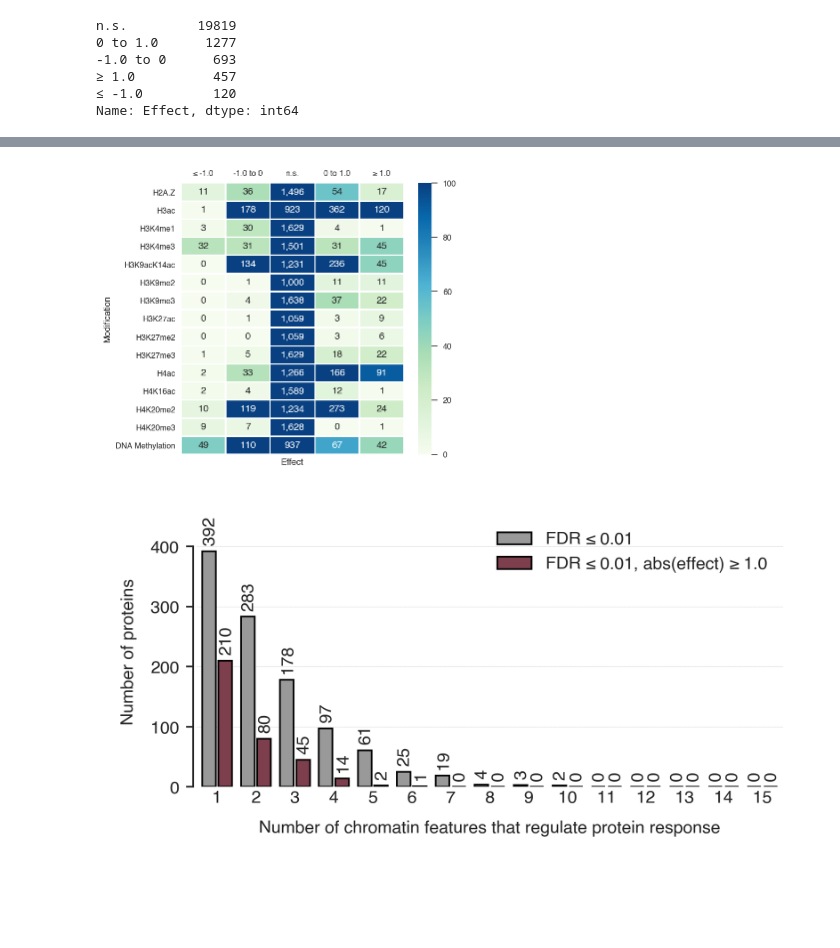
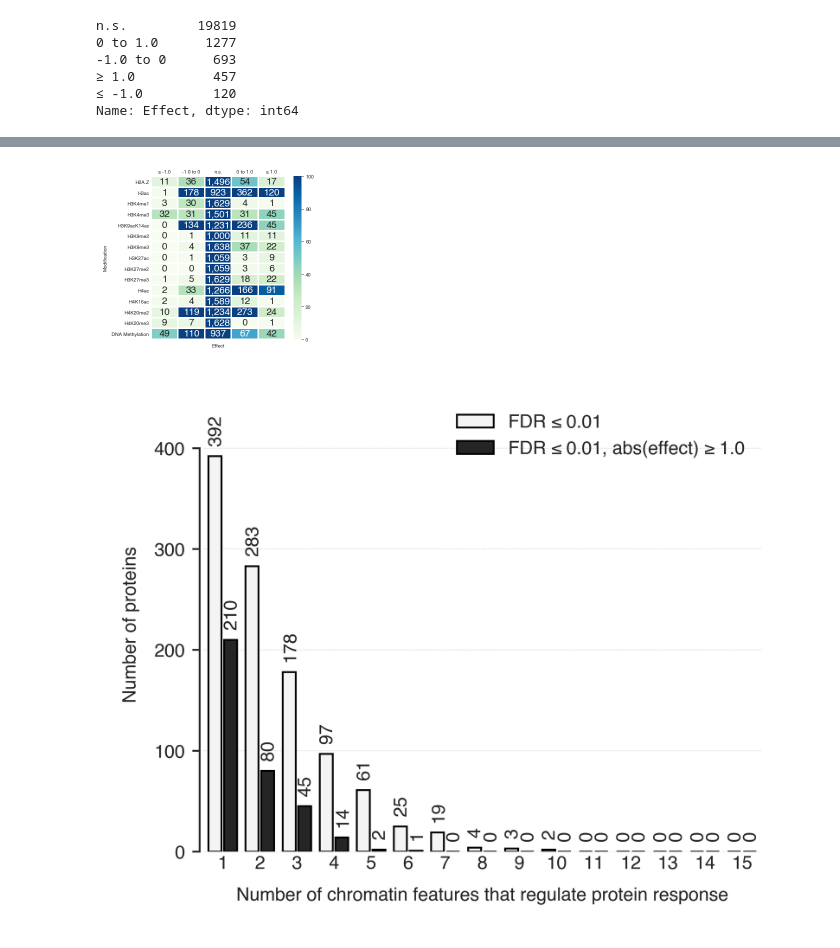
Before and after one commit to lukauskas/publications-lukauskas-2024-marcs, a Jupyter notebook: extra-figures-notebooks/ptm-response/Figure counts.ipynb, the cells around one changed output, grey strips where cells are left out. Drawn from its saved outputs; the diff is of its cells as text; code cells hidden in the pictures; blank space fills up the shorter version.

Commit message:
New figure 2 entries

```diff
--- a/extra-figures-notebooks/ptm-response/Figure counts.ipynb
+++ b/extra-figures-notebooks/ptm-response/Figure counts.ipynb
@@ -100,5 +233,5 @@ Use named arguments to remove any ambiguity. In the future, using positional arg
 # %%
-fig = plt.figure(figsize=(5, 5))
+fig = plt.figure(figsize=(3, 3))
 ax = plt.gca()
 sns.heatmap(count_matrix, cmap='GnBu', vmax=100, fmt=',', annot=True, ax=ax, linewidth=1)
 
@@ -112,11 +245,9 @@ ax.set_ylabel('Modification')
 
 plt.savefig(os.path.join(OUTPUT_DIRECTORY, 'significant-counts.pdf'), bbox_inches='tight')
 # %% [output]
-[figure, old version]
+[figure, new version]
 # %%
 from matplotlib import gridspec
-
-
 
 
 df = data_full[['significant', 'significant_and_large_fc']].fillna(False)
@@ -164,8 +295,8 @@ context = {
 with sns.plotting_context(context):
 
     fig = plt.figure(
-        figsize=(2.75591, 1.37795), #70mm x 35mm
-        dpi=300,
+        figsize=(2.5, 2),
+        dpi=600,
         constrained_layout=True,
     )
 
@@ -180,10 +311,10 @@ with sns.plotting_context(context):
     barplot_offset = (barplot_width / 2)*1.2
     ax_significant.bar(significant_vcs.index - barplot_offset, significant_vcs.values,
                        label=f"FDR ≤ {FDR_THRESHOLD_RESPONSE}",
-                       color='#999999', **barplot_kwargs)
+                       color='#F4F4F4', **barplot_kwargs)
     ax_significant.bar(significant_and_large_fc_vcs.index + barplot_offset, significant_and_large_fc_vcs.values,
                        label=f"FDR ≤ {FDR_THRESHOLD_RESPONSE}, abs(effect) ≥ {FC_THRESHOLD_RESPONSE}",
-                       color='#7D3F4D', **barplot_kwargs)
+                       color='#252525', **barplot_kwargs)
 
     for i, value in significant_vcs.items():
         # The +(barplot_offset * 0.1) bit corrects for some weird alignment issue
@@ -191,31 +322,31 @@ with sns.plotting_context(context):
                             rotation=90,
                             ha='center', va='bottom',
                             fontsize=labelsize)
 
     for i, value in significant_and_large_fc_vcs.items():
         ax_significant.text(i+barplot_offset+(barplot_offset * 0.1), value+10, '{:,}'.format(int(value)),
                             rotation=90,
                             ha='center', va='bottom',
                             fontsize=labelsize)
 
     ax_significant.set_xticks(count_range)
     ax_significant.set_xticklabels(count_range)
     ax_significant.xaxis.grid(False)
 
     ax_significant.legend(fontsize=labelsize)
 
     ax_significant.set_xlabel("Number of chromatin features that regulate protein response", fontsize=labelsize)
     ax_significant.set_ylabel("Number of proteins", fontsize=labelsize)
 
     ax_significant.set_xlim(count_range[0]-barplot_width*1.5, count_range[-1]+barplot_width*1.5)
 
     ax_significant.set_yticks([0, 100, 200, 300, 400])
 
     ax_significant.set_ylim(0, 450)
 
 
     sns.despine(ax=ax_significant, offset=1, bottom=True, trim=True)
 
     plt.savefig(os.path.join(OUTPUT_DIRECTORY, 'significant-counts-histogram.pdf'), dpi=300)
 # %% [output]
-[figure, old version]
+[figure, new version]
```
Also changed, not shown: parts of 7 cells of this notebook.
